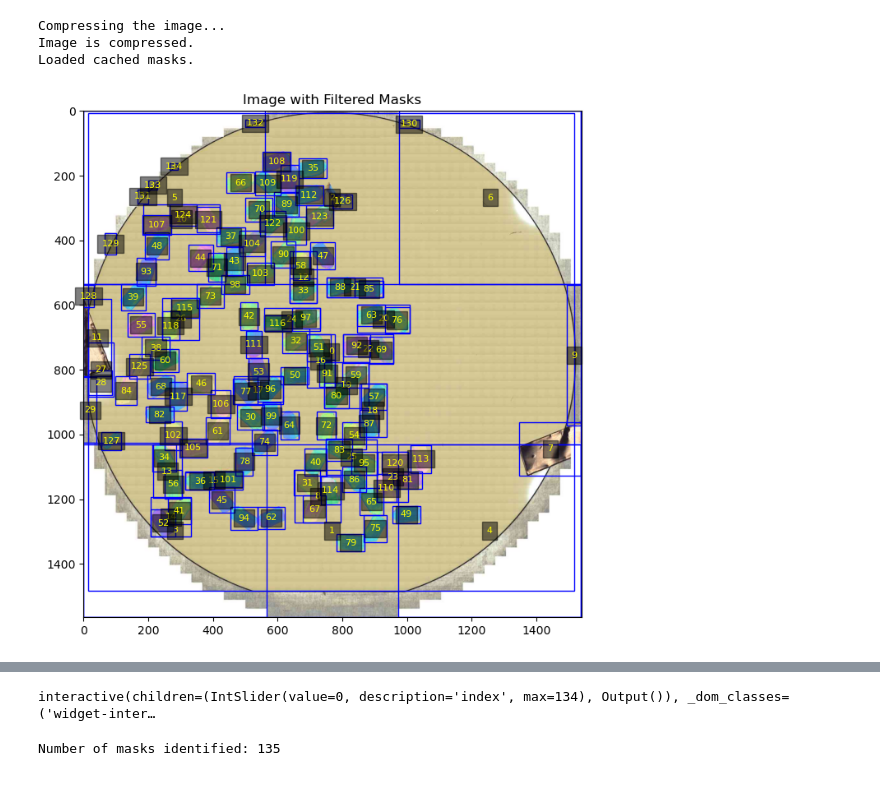
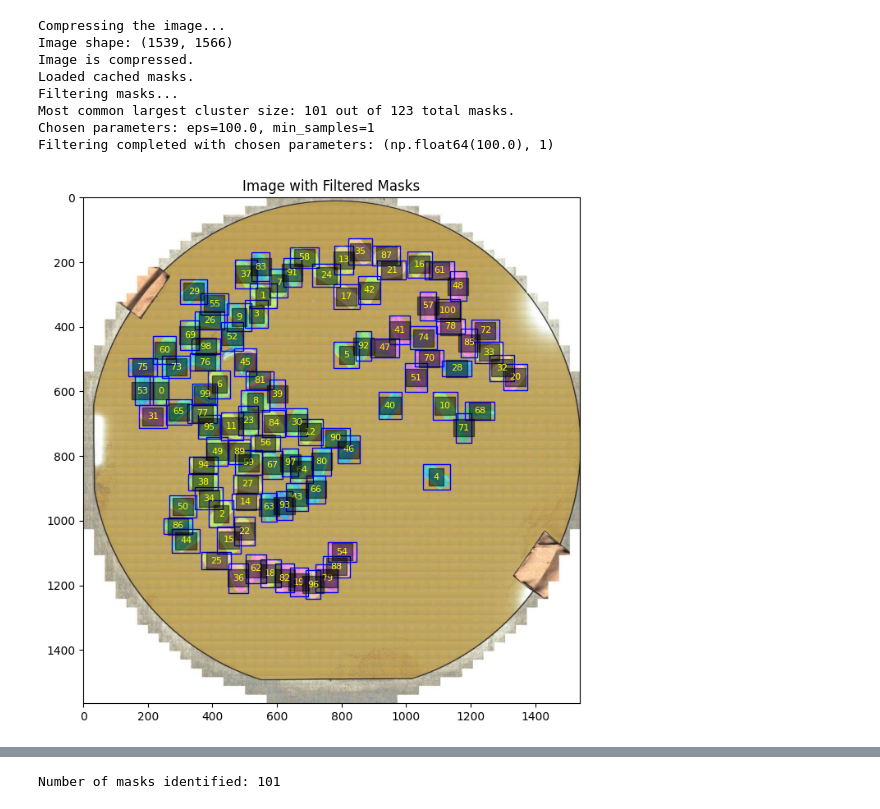
Before and after one commit to fredericoaraujopt/section_identification, a Jupyter notebook: section_identification/test_script.ipynb, the cells around one changed output, grey strips where cells are left out. Saved outputs shown, nothing was run; the diff lists cells and outputs as text; code cells hidden in the pictures.

```diff
--- a/section_identification/test_script.ipynb
+++ b/section_identification/test_script.ipynb
@@ -7,16 +1,33 @@ sys.path.append('/Users/fredericoaraujo/Documents/ES 100/section_identification'
+# %%
+import sys
+import os
+from pathlib import Path
+
+package_path = Path(os.path.abspath("")).parent
 # %%
 from section_identification.preprocess import preprocess_image
 from section_identification.filtering import filtering
 from section_identification.section_detector import automatic_identification
 
-image1 = "/Users/fredericoaraujo/Documents/ES 100/section_identification/images/example1.png"
-image2 = "/Users/fredericoaraujo/Documents/ES 100/section_identification/images/example2.png"
+apply_filtering = True
+
+image1 = package_path / "images/example1.png"
+image2 = package_path / "images/example2.png"
+image3 = package_path / "images/example3.png"
+
+# the weights can be downloaded from: https://dl.fbaipublicfiles.com/segment_anything/sam_vit_h_4b8939.pth
+checkpoint = package_path.parents[0] / "checkpoint/sam_vit_h_4b8939.pth"
 
 # Write filtering=True to only identify sections
-masks = automatic_identification(image2, compress=True, apply_filtering=False)
+masks = automatic_identification(image1, checkpoint=checkpoint, compress=True, apply_filtering=True)
 print(f"Number of masks identified: {len(masks)}")
 # %% [output]
 Compressing the image...
+Image shape: (1539, 1566)
 Image is compressed.
 Loaded cached masks.
+Filtering masks...
+Most common largest cluster size: 101 out of 123 total masks.
+Chosen parameters: eps=100.0, min_samples=1
+Filtering completed with chosen parameters: (np.float64(100.0), 1)
-[figure, old version]
+[figure, new version]
@@ -23,2 +35 @@ Loaded cached masks.
-interactive(children=(IntSlider(value=0, description='index', max=134), Output()), _dom_classes=('widget-inter…
+Number of masks identified: 101
-Number of masks identified: 135
```
Also changed, not shown: parts of 6 cells of this notebook, 4 other files.
